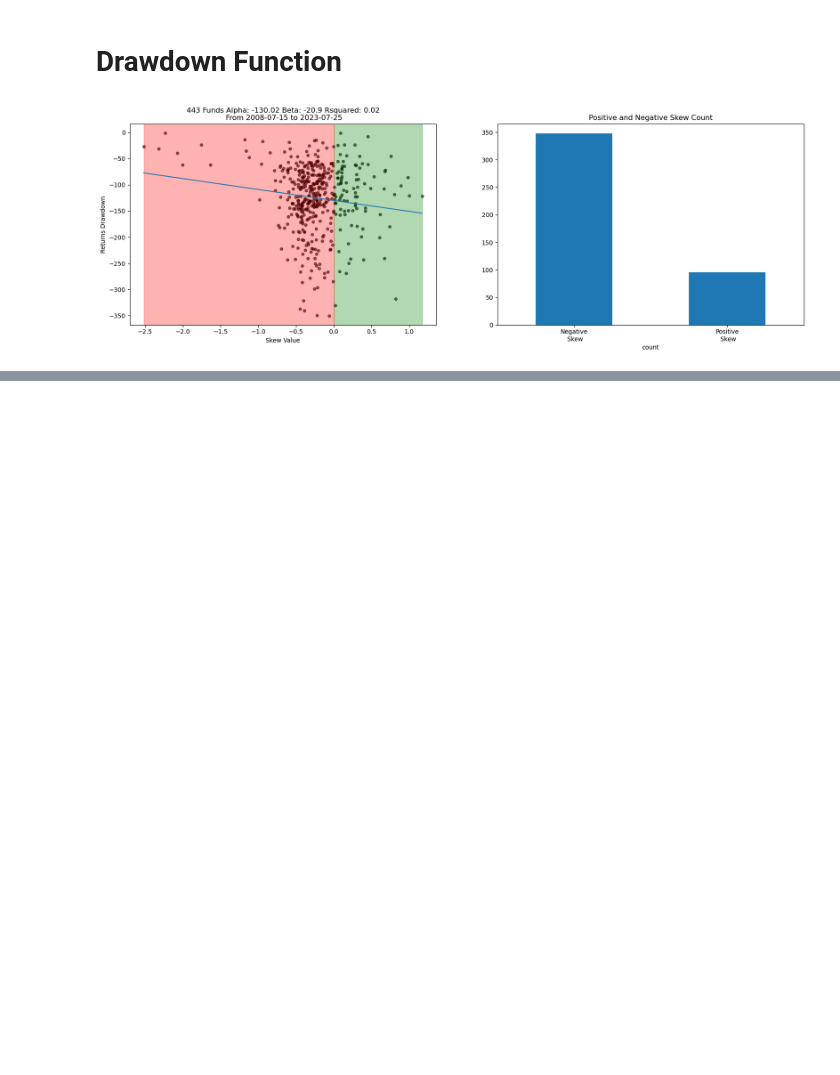
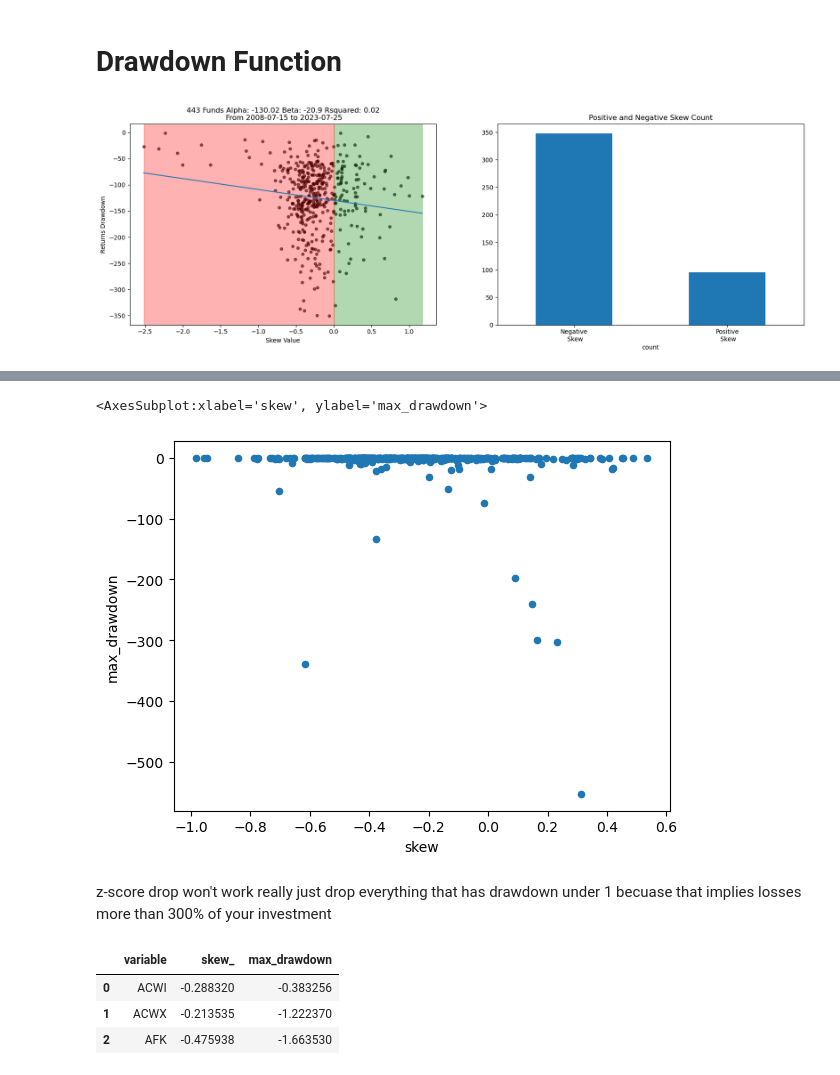
Before and after one commit to diegodalvarez/SkewDrawdown, a Jupyter notebook: analysis.ipynb, the cells around one changed output, grey strips where cells are left out. Drawn from its saved outputs; the diff is of its cells as text; code cells hidden in the pictures; blank space fills up the shorter version.

```diff
--- a/analysis.ipynb
+++ b/analysis.ipynb
@@ -261,0 +344,12 @@ axes[1].tick_params(axis='x', rotation = 360)
+# %%
+df_skew = (df_values.pivot(
+    index = "Date", columns = "variable", values = "value").
+    pct_change().
+    dropna().
+    skew().
+    to_frame().
+    rename(columns = {0: "skew"}).
+    reset_index())
+# %%
+df_combined = (df_skew.merge(
+    df_drawdown, how = "inner", on = ["variable"]))
@@ -261,0 +358,16 @@ axes[1].tick_params(axis='x', rotation = 360)
+# %%
+def _z_score(df: pd.DataFrame) -> pd.DataFrame:
+    return(df.assign(
+        z_score = lambda x: np.abs((x.value - x.value.mean()) / x.value.std())))
+
+df_z_score = (df_combined.rename(
+    columns = {"variable": "ticker"}).
+    melt(id_vars = "ticker").
+    groupby("variable").
+    apply(_z_score).
+    query("z_score < 2"))
+# %%
+df_z_wider = (df_z_score.drop(
+    columns = ["z_score"]).
+    pivot(index = "ticker", columns = "variable", values = "value").
+    dropna())
@@ -261,0 +382,8 @@ axes[1].tick_params(axis='x', rotation = 360)
+# %%
+df_z_wider.plot(
+    kind = "scatter", x = "skew", y = "max_drawdown")
+# %% [output]
+<AxesSubplot:xlabel='skew', ylabel='max_drawdown'>
+[figure, added]
+# %% [markdown]
+z-score drop won't work really just drop everything that has drawdown under 1 becuase that implies losses more than 300% of your investment
@@ -261,0 +394,7 @@ axes[1].tick_params(axis='x', rotation = 360)
+# %%
+df_clean.head(3)
+# %% [output]
+|  | variable | skew_ | max_drawdown |
+| 0 | ACWI | -0.288320 | -0.383256 |
+| 1 | ACWX | -0.213535 | -1.222370 |
+| 2 | AFK | -0.475938 | -1.663530 |
```
Also changed, not shown: parts of 18 cells of this notebook.
